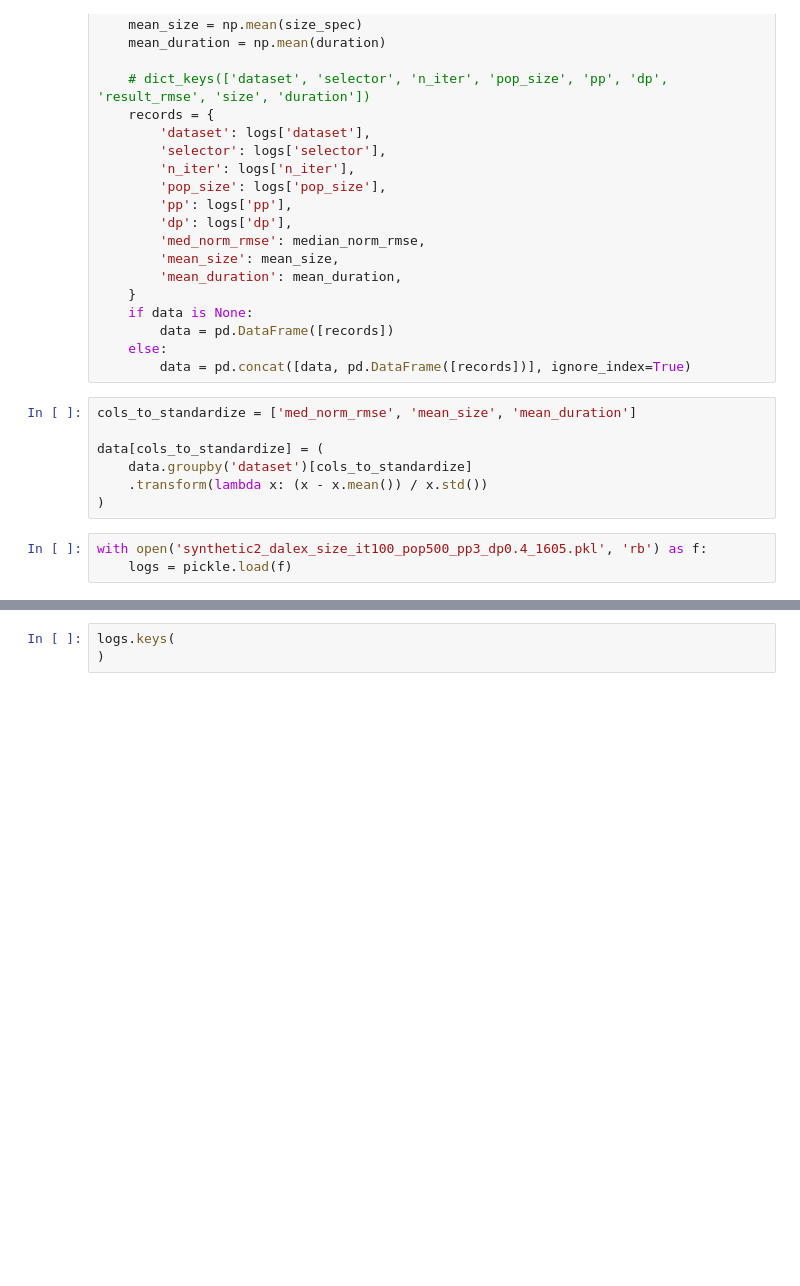
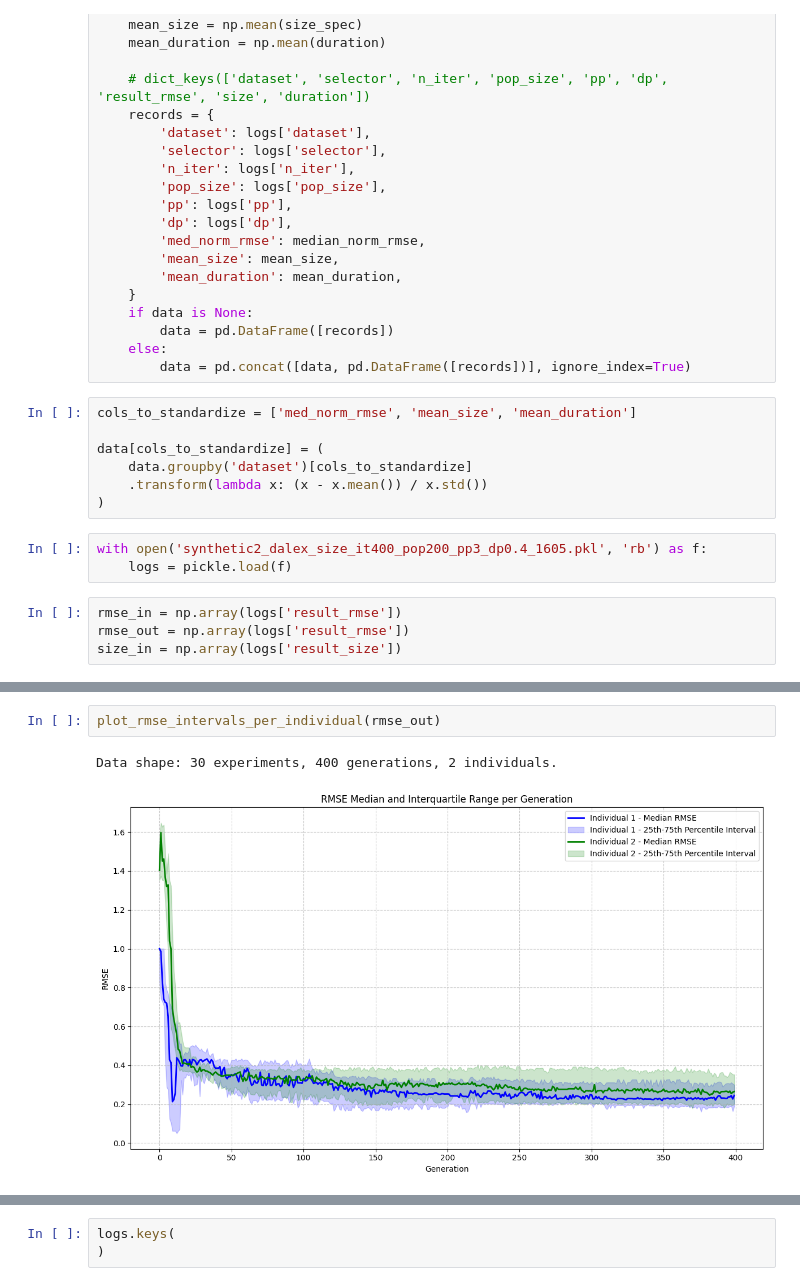
Before and after one commit to amarmate/SLIM-TEST-LITE, a Jupyter notebook: res_selec_multi.ipynb, the cells around one changed output, grey strips where cells are left out. Cells and saved outputs as stored; diff of their text form; blank space fills up the shorter version.

```diff
--- a/res_selec_multi.ipynb
+++ b/res_selec_multi.ipynb
@@ -220,5 +233,9 @@ data[cols_to_standardize] = (
     .transform(lambda x: (x - x.mean()) / x.std())
 )
 # %%
-with open('synthetic2_dalex_size_it100_pop500_pp3_dp0.4_1605.pkl', 'rb') as f:
+with open('synthetic2_dalex_size_it400_pop200_pp3_dp0.4_1605.pkl', 'rb') as f:
     logs = pickle.load(f)
+# %%
+rmse_in = np.array(logs['result_rmse'])
+rmse_out = np.array(logs['result_rmse'])
+size_in = np.array(logs['result_size'])
@@ -224,0 +311,5 @@ with open('synthetic2_dalex_size_it100_pop500_pp3_dp0.4_1605.pkl', 'rb') as f:
+# %%
+plot_rmse_intervals_per_individual(rmse_out)
+# %% [output]
+Data shape: 30 experiments, 400 generations, 2 individuals.
+[figure, added]
```
Also changed, not shown: parts of 5 cells of this notebook, 4 other files.
